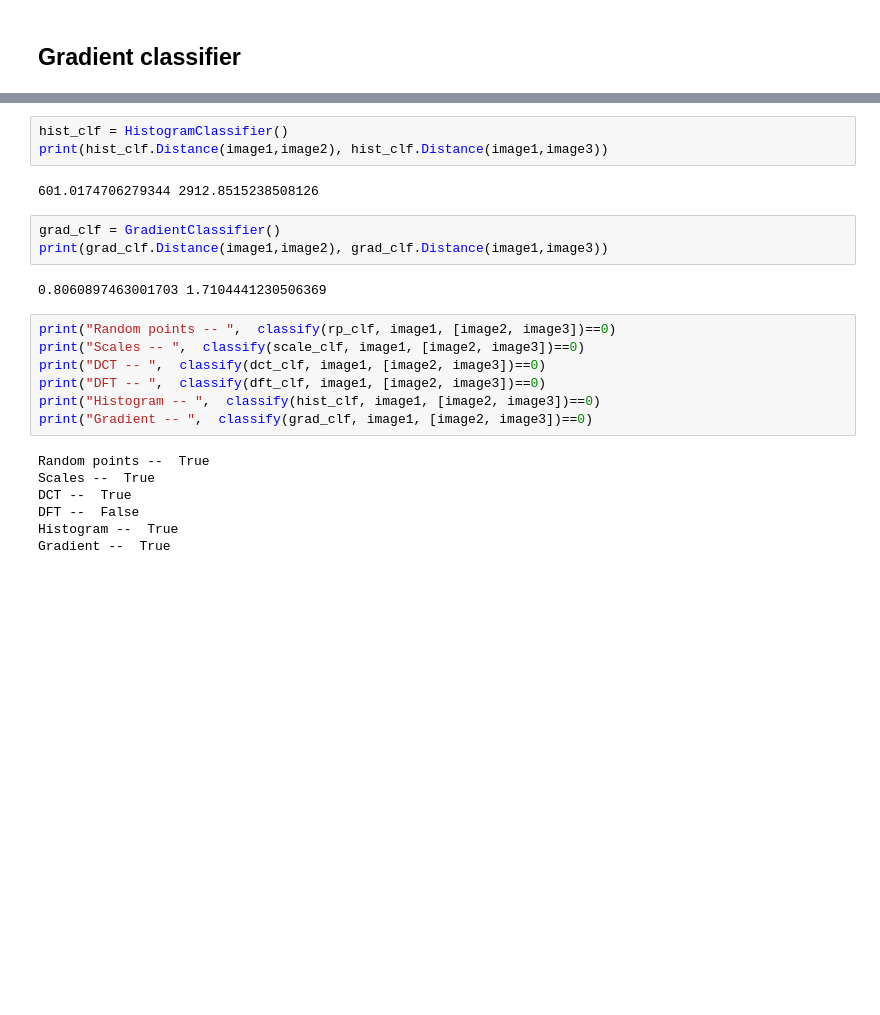
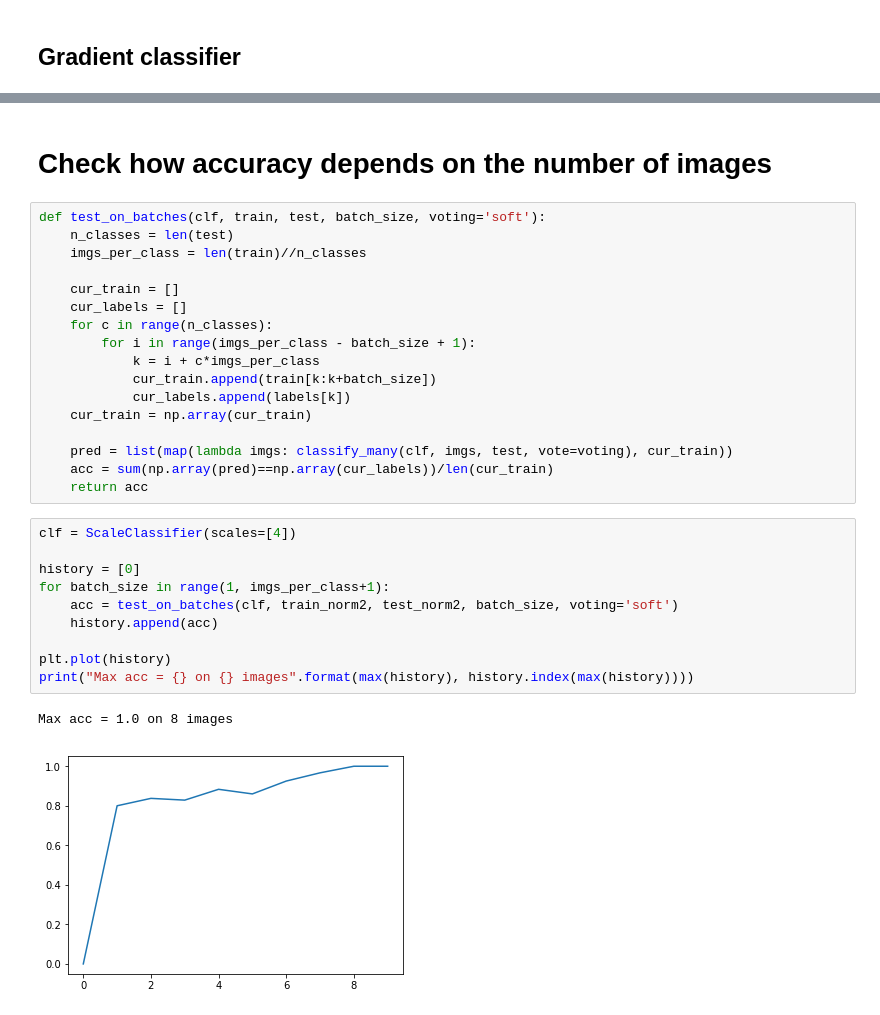
Before and after one commit to Andre6o6/biometrics_project, a Jupyter notebook: analisis.ipynb, the cells around one changed output, grey strips where cells are left out. Cells and saved outputs as stored; diff of their text form; blank space fills up the shorter version.

```diff
--- a/analisis.ipynb
+++ b/analisis.ipynb
@@ -274,24 +184,32 @@ print(dft_clf.Distance(image1,image2), dft_clf.Distance(image1,image3))
-# %%
-hist_clf = HistogramClassifier()
-print(hist_clf.Distance(image1,image2), hist_clf.Distance(image1,image3))
-# %% [output]
-601.0174706279344 2912.8515238508126
-# %%
-grad_clf = GradientClassifier()
-print(grad_clf.Distance(image1,image2), grad_clf.Distance(image1,image3))
-# %% [output]
-0.8060897463001703 1.7104441230506369
-# %%
-print("Random points -- ",  classify(rp_clf, image1, [image2, image3])==0)
-print("Scales -- ",  classify(scale_clf, image1, [image2, image3])==0)
-print("DCT -- ",  classify(dct_clf, image1, [image2, image3])==0)
-print("DFT -- ",  classify(dft_clf, image1, [image2, image3])==0)
-print("Histogram -- ",  classify(hist_clf, image1, [image2, image3])==0)
-print("Gradient -- ",  classify(grad_clf, image1, [image2, image3])==0)
-# %% [output]
-Random points --  True
-Scales --  True
-DCT --  True
-DFT --  False
-Histogram --  True
-Gradient --  True
+# %% [markdown]
+# Check how accuracy depends on the number of images
+# %%
+def test_on_batches(clf, train, test, batch_size, voting='soft'):
+    n_classes = len(test)
+    imgs_per_class = len(train)//n_classes
+
+    cur_train = []
+    cur_labels = []
+    for c in range(n_classes):
+        for i in range(imgs_per_class - batch_size + 1):
+            k = i + c*imgs_per_class
+            cur_train.append(train[k:k+batch_size])
+            cur_labels.append(labels[k])
+    cur_train = np.array(cur_train)
+
+    pred = list(map(lambda imgs: classify_many(clf, imgs, test, vote=voting), cur_train))
+    acc = sum(np.array(pred)==np.array(cur_labels))/len(cur_train)
+    return acc
+# %%
+clf = ScaleClassifier(scales=[4])
+
+history = [0]
+for batch_size in range(1, imgs_per_class+1):
+    acc = test_on_batches(clf, train_norm2, test_norm2, batch_size, voting='soft')
+    history.append(acc)
+
+plt.plot(history)
+print("Max acc = {} on {} images".format(max(history), history.index(max(history))))
+# %% [output]
+Max acc = 1.0 on 8 images
+[figure, added]
```
Also changed, not shown: parts of 22 cells of this notebook, 4 other files.
